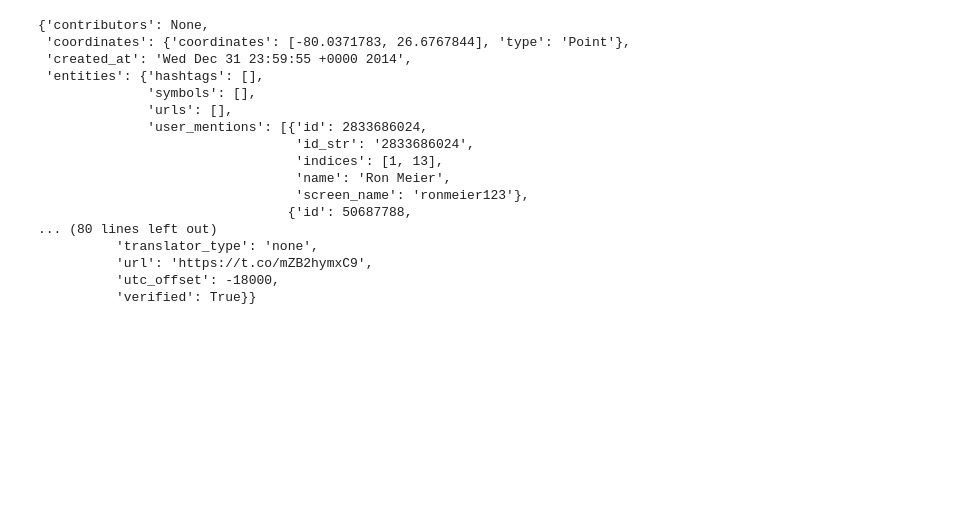
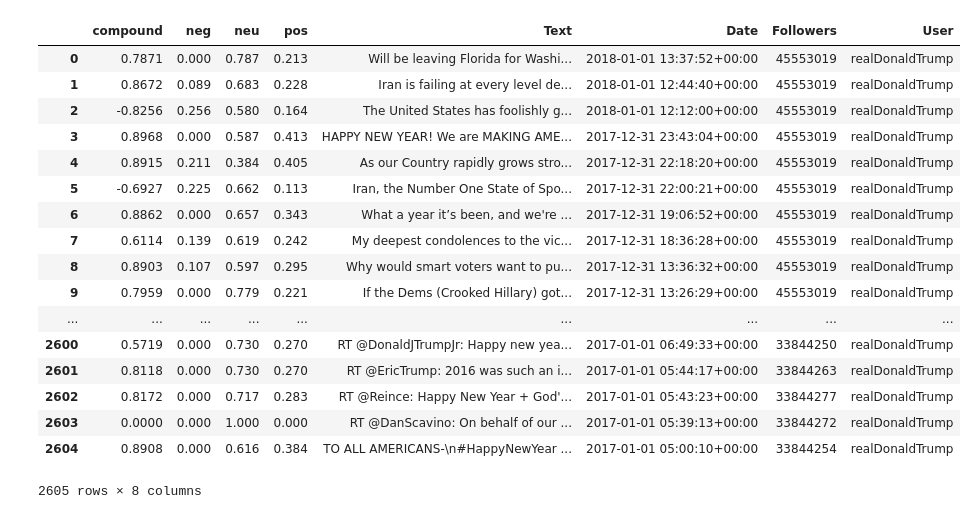
Before and after one commit to TEAbraham/Project-1, a Jupyter notebook: tweetJSON/loadJSON.ipynb, the cells around one changed output. Drawn from its saved outputs; the diff is of its cells as text; code cells hidden in the pictures; blank space fills up the shorter version.

Commit message:
made csv for each year's JSON

```diff
--- a/tweetJSON/loadJSON.ipynb
+++ b/tweetJSON/loadJSON.ipynb
@@ -4,6 +1,17 @@ from pprint import pprint
+# %%
+import json
+from pprint import pprint
+
+import pandas as pd
+from datetime import datetime
+
+from vaderSentiment.vaderSentiment import SentimentIntensityAnalyzer
+analyzer = SentimentIntensityAnalyzer()
 # %%
 # Read JSONs
-sample = "master_2014.json"
+sample = "master_2018.json"
+
+data = pd.DataFrame()
 # %%
 def load_json(jsonfile):
     """Load JSON from a file"""
@@ -12,22 +22,3 @@ def load_json(jsonfile):
 # %%
-sample_data = load_json(sample)
 #print(json.dumps(sample_data[20], indent=4, sort_keys=True))
-pprint(sample_data[0])
+pprint(sample_data[10])
-# %% [output]
-{'contributors': None,
- 'coordinates': {'coordinates': [-80.0371783, 26.6767844], 'type': 'Point'},
- 'created_at': 'Wed Dec 31 23:59:55 +0000 2014',
- 'entities': {'hashtags': [],
-              'symbols': [],
-              'urls': [],
-              'user_mentions': [{'id': 2833686024,
-                                 'id_str': '2833686024',
-                                 'indices': [1, 13],
-                                 'name': 'Ron Meier',
-                                 'screen_name': 'ronmeier123'},
-                                {'id': 50687788,
-... (80 lines left out)
-          'translator_type': 'none',
-          'url': 'https://t.co/mZB2hymxC9',
-          'utc_offset': -18000,
-          'verified': True}}
@@ -33,0 +27,41 @@ pprint(sample_data[0])
+# %%
+for tweet in sample_data:
+
+    try:
+        results = analyzer.polarity_scores(tweet["text"])
+        temp_df = pd.DataFrame(results, index=[0])
+        temp_df['Text'] = tweet["text"]
+    except:
+        results = analyzer.polarity_scores(tweet["full_text"])
+        temp_df = pd.DataFrame(results, index=[0])
+        temp_df['Text'] = tweet["full_text"]
+
+
+
+
+    temp_df['Date'] = datetime.strptime(tweet['created_at'], "%a %b %d %H:%M:%S %z %Y")
+    temp_df['Followers'] = tweet['user']['followers_count']
+    temp_df['User'] = tweet['user']['screen_name']
+
+    data = data.append(temp_df)
+# %%
+data.reset_index(drop=True)
+# %% [output]
+|  | compound | neg | neu | pos | Text | Date | Followers | User |
+| 0 | 0.7871 | 0.000 | 0.787 | 0.213 | Will be leaving Florida for Washi... | 2018-01-01 13:37:52+00:00 | 45553019 | realDonaldTrump |
+| 1 | 0.8672 | 0.089 | 0.683 | 0.228 | Iran is failing at every level de... | 2018-01-01 12:44:40+00:00 | 45553019 | realDonaldTrump |
+| 2 | -0.8256 | 0.256 | 0.580 | 0.164 | The United States has foolishly g... | 2018-01-01 12:12:00+00:00 | 45553019 | realDonaldTrump |
+| 3 | 0.8968 | 0.000 | 0.587 | 0.413 | HAPPY NEW YEAR! We are MAKING AME... | 2017-12-31 23:43:04+00:00 | 45553019 | realDonaldTrump |
+| 4 | 0.8915 | 0.211 | 0.384 | 0.405 | As our Country rapidly grows stro... | 2017-12-31 22:18:20+00:00 | 45553019 | realDonaldTrump |
+| 5 | -0.6927 | 0.225 | 0.662 | 0.113 | Iran, the Number One State of Spo... | 2017-12-31 22:00:21+00:00 | 45553019 | realDonaldTrump |
+| 6 | 0.8862 | 0.000 | 0.657 | 0.343 | What a year it’s been, and we're ... | 2017-12-31 19:06:52+00:00 | 45553019 | realDonaldTrump |
+| 7 | 0.6114 | 0.139 | 0.619 | 0.242 | My deepest condolences to the vic... | 2017-12-31 18:36:28+00:00 | 45553019 | realDonaldTrump |
+| 8 | 0.8903 | 0.107 | 0.597 | 0.295 | Why would smart voters want to pu... | 2017-12-31 13:36:32+00:00 | 45553019 | realDonaldTrump |
+| 9 | 0.7959 | 0.000 | 0.779 | 0.221 | If the Dems (Crooked Hillary) got... | 2017-12-31 13:26:29+00:00 | 45553019 | realDonaldTrump |
+| ... | ... | ... | ... | ... | ... | ... | ... | ... |
+| 2600 | 0.5719 | 0.000 | 0.730 | 0.270 | RT @DonaldJTrumpJr: Happy new yea... | 2017-01-01 06:49:33+00:00 | 33844250 | realDonaldTrump |
+| 2601 | 0.8118 | 0.000 | 0.730 | 0.270 | RT @EricTrump: 2016 was such an i... | 2017-01-01 05:44:17+00:00 | 33844263 | realDonaldTrump |
+| 2602 | 0.8172 | 0.000 | 0.717 | 0.283 | RT @Reince: Happy New Year + God'... | 2017-01-01 05:43:23+00:00 | 33844277 | realDonaldTrump |
+| 2603 | 0.0000 | 0.000 | 1.000 | 0.000 | RT @DanScavino: On behalf of our ... | 2017-01-01 05:39:13+00:00 | 33844272 | realDonaldTrump |
+| 2604 | 0.8908 | 0.000 | 0.616 | 0.384 | TO ALL AMERICANS-\n#HappyNewYear ... | 2017-01-01 05:00:10+00:00 | 33844254 | realDonaldTrump |
+2605 rows × 8 columns
```
Also changed, not shown: parts of 4 cells of this notebook, 6 other files.
